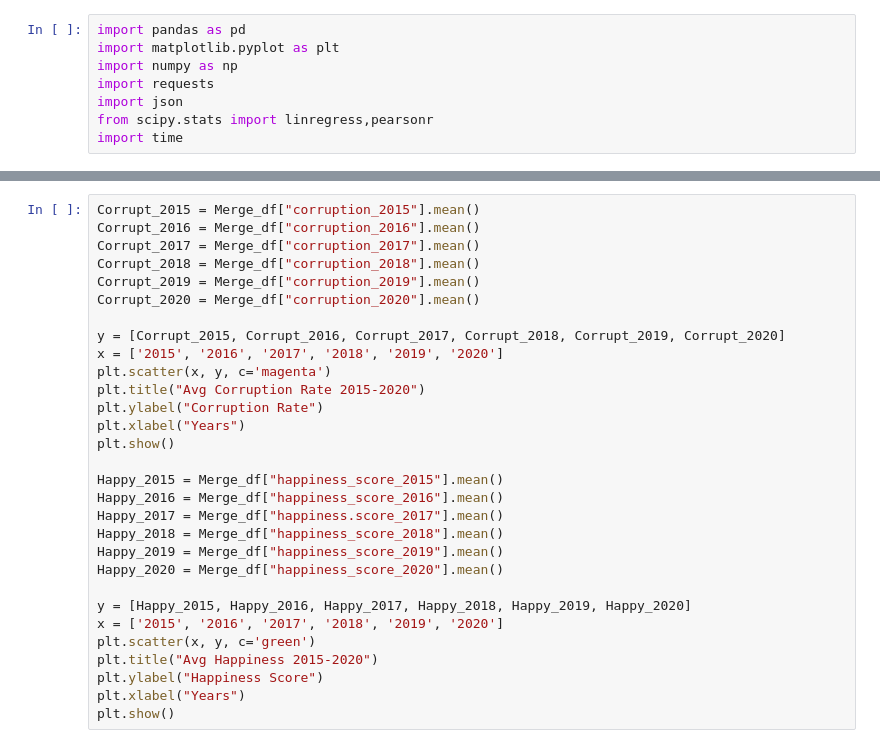
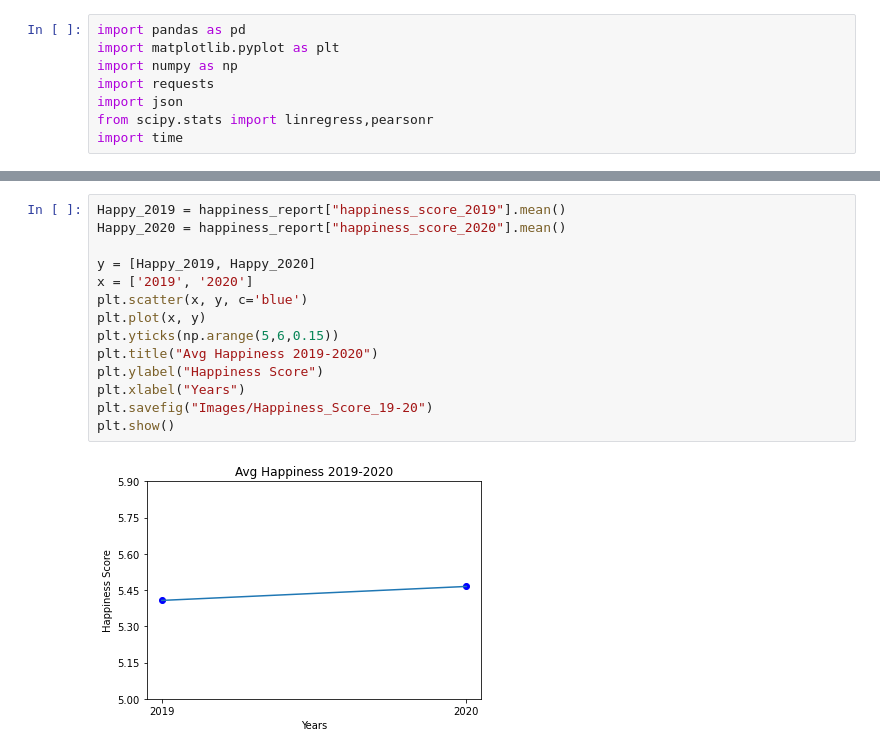
Before and after one commit to josiedeleon/Team9--Project1, a Jupyter notebook: Project 1 Happiness.ipynb, the cells around one changed output, grey strips where cells are left out. Saved outputs shown, nothing was run; the diff lists cells and outputs as text.

```diff
--- a/Project 1 Happiness.ipynb
+++ b/Project 1 Happiness.ipynb
@@ -118,30 +67,16 @@ plt.show()
-# %%
-Corrupt_2015 = Merge_df["corruption_2015"].mean()
-Corrupt_2016 = Merge_df["corruption_2016"].mean()
-Corrupt_2017 = Merge_df["corruption_2017"].mean()
-Corrupt_2018 = Merge_df["corruption_2018"].mean()
-Corrupt_2019 = Merge_df["corruption_2019"].mean()
-Corrupt_2020 = Merge_df["corruption_2020"].mean()
-
-y = [Corrupt_2015, Corrupt_2016, Corrupt_2017, Corrupt_2018, Corrupt_2019, Corrupt_2020]
-x = ['2015', '2016', '2017', '2018', '2019', '2020']
-plt.scatter(x, y, c='magenta')
-plt.title("Avg Corruption Rate 2015-2020")
-plt.ylabel("Corruption Rate")
-plt.xlabel("Years")
-plt.show()
-
-Happy_2015 = Merge_df["happiness_score_2015"].mean()
-Happy_2016 = Merge_df["happiness_score_2016"].mean()
-Happy_2017 = Merge_df["happiness.score_2017"].mean()
-Happy_2018 = Merge_df["happiness_score_2018"].mean()
-Happy_2019 = Merge_df["happiness_score_2019"].mean()
-Happy_2020 = Merge_df["happiness_score_2020"].mean()
-
-y = [Happy_2015, Happy_2016, Happy_2017, Happy_2018, Happy_2019, Happy_2020]
-x = ['2015', '2016', '2017', '2018', '2019', '2020']
-plt.scatter(x, y, c='green')
-plt.title("Avg Happiness 2015-2020")
-plt.ylabel("Happiness Score")
-plt.xlabel("Years")
-plt.show()
+# %%
+Happy_2019 = happiness_report["happiness_score_2019"].mean()
+Happy_2020 = happiness_report["happiness_score_2020"].mean()
+
+y = [Happy_2019, Happy_2020]
+x = ['2019', '2020']
+plt.scatter(x, y, c='blue')
+plt.plot(x, y)
+plt.yticks(np.arange(5,6,0.15))
+plt.title("Avg Happiness 2019-2020")
+plt.ylabel("Happiness Score")
+plt.xlabel("Years")
+plt.savefig("Images/Happiness_Score_19-20")
+plt.show()
+# %% [output]
+[figure, added]
```
Also changed, not shown: parts of 3 cells of this notebook.
